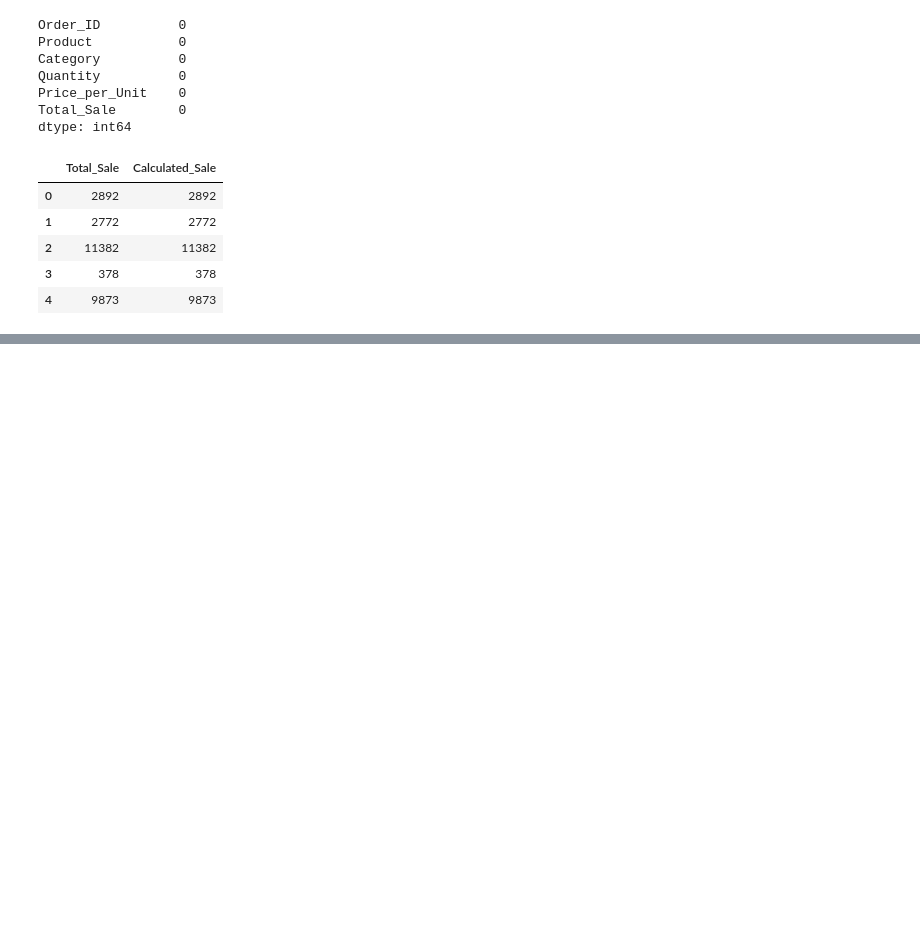
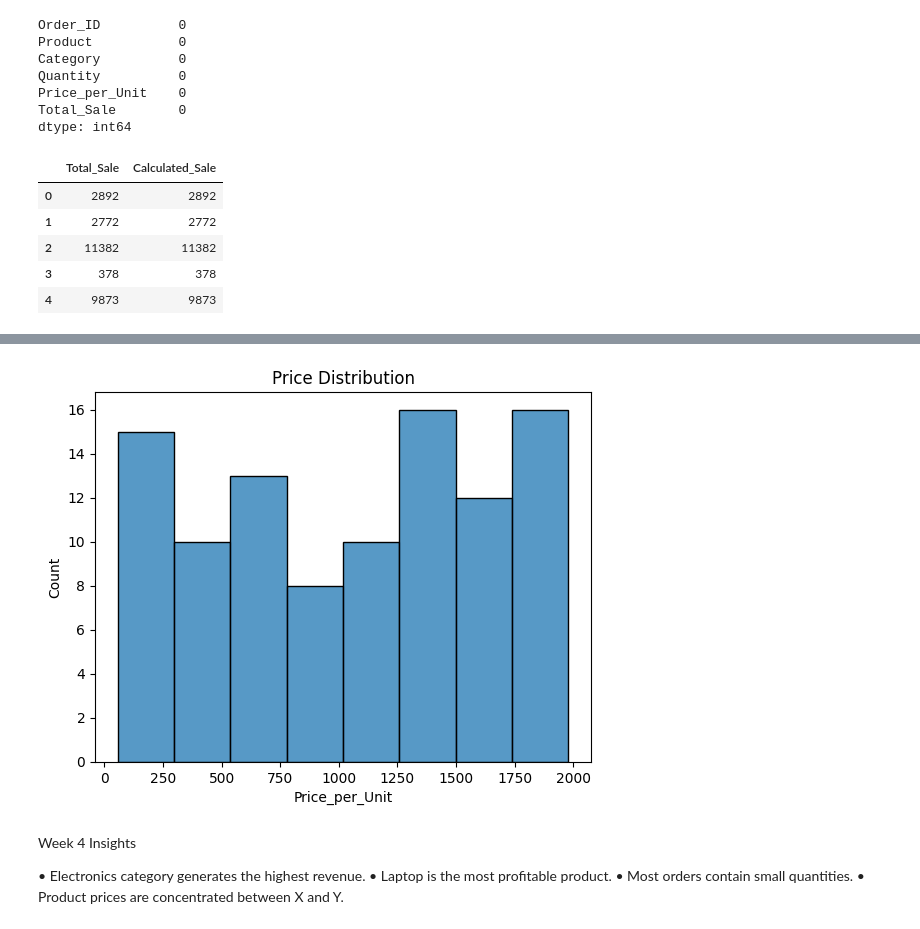
Before and after one commit to saikiran-18-sai/ecommerce-sales-analysis, a Jupyter notebook: notebooks/data_loading.ipynb, the cells around one changed output, grey strips where cells are left out. Cells and saved outputs as stored; diff of their text form; code cells hidden in the pictures; blank space fills up the shorter version.

```diff
--- a/notebooks/data_loading.ipynb
+++ b/notebooks/data_loading.ipynb
@@ -60,0 +97,15 @@ df[['Total_Sale','Calculated_Sale']].head()
+# %%
+sns.histplot(df['Price_per_Unit'])
+
+plt.title("Price Distribution")
+
+plt.show()
+# %% [output]
+[figure, added]
+# %% [markdown]
+Week 4 Insights
+
+• Electronics category generates the highest revenue.
+• Laptop is the most profitable product.
+• Most orders contain small quantities.
+• Product prices are concentrated between X and Y.
```
Also changed, not shown: parts of 5 cells of this notebook.
